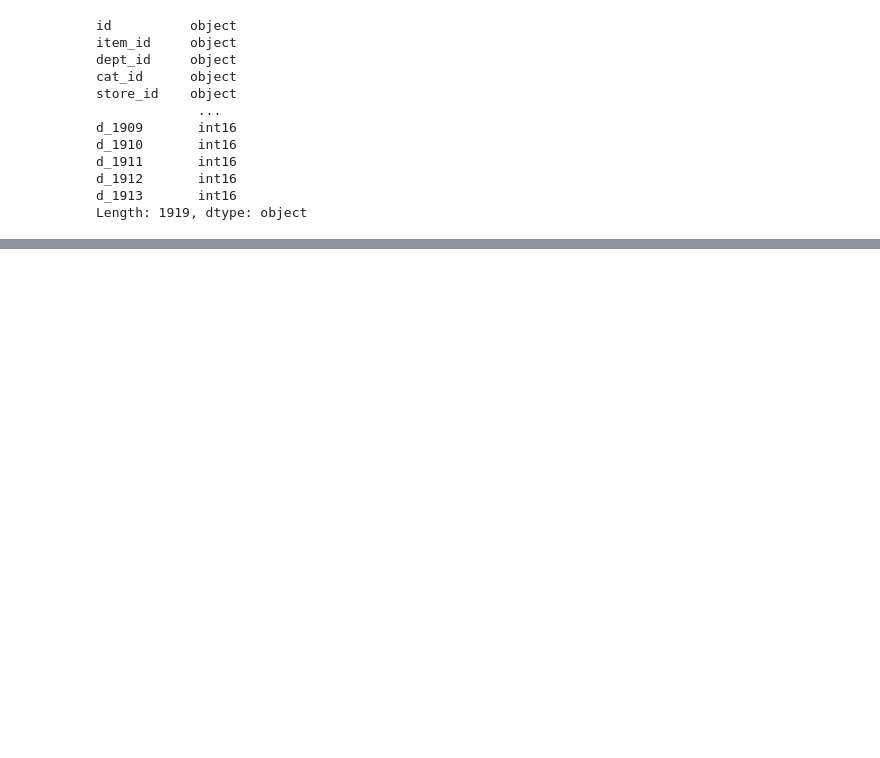
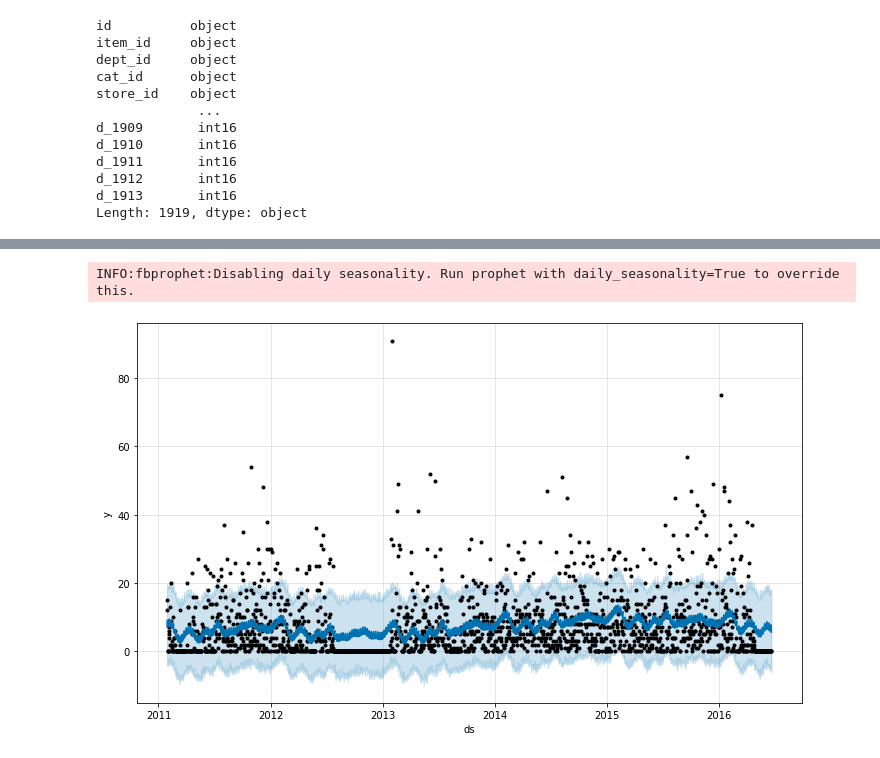
Before and after one commit to AlexanderJGomez/m5_forecasting_accuracy, a Jupyter notebook: notebooks/load_data.ipynb, the cells around one changed output, grey strips where cells are left out. Cells and saved outputs as stored; diff of their text form; code cells hidden in the pictures; blank space fills up the shorter version.

```diff
--- a/notebooks/load_data.ipynb
+++ b/notebooks/load_data.ipynb
@@ -163,0 +263,8 @@ Length: 1919, dtype: object
+# %%
+new_m = Prophet()
+new_m.fit(practice_df)
+correct_forecast = new_m.predict(practice_df)
+fig2 = new_m.plot(correct_forecast)
+# %% [output]
+INFO:fbprophet:Disabling daily seasonality. Run prophet with daily_seasonality=True to override this.
+[figure, added]
```
Also changed, not shown: parts of 16 cells of this notebook.
